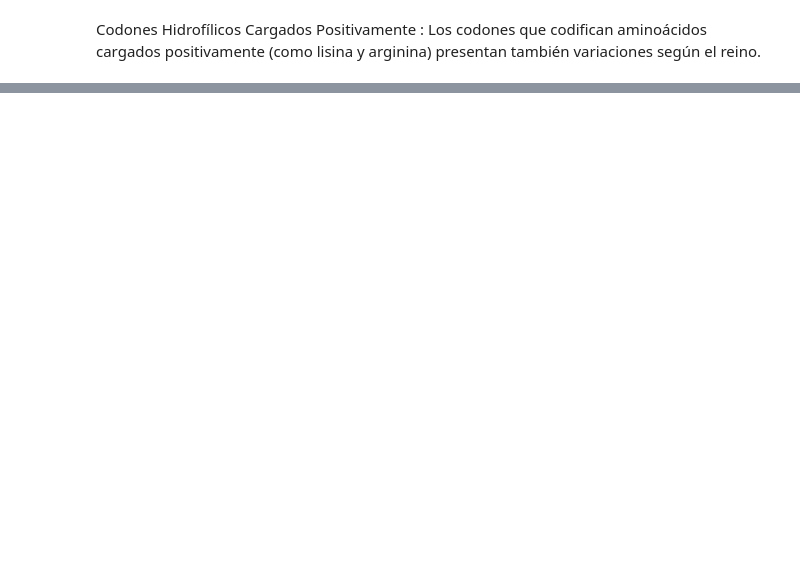
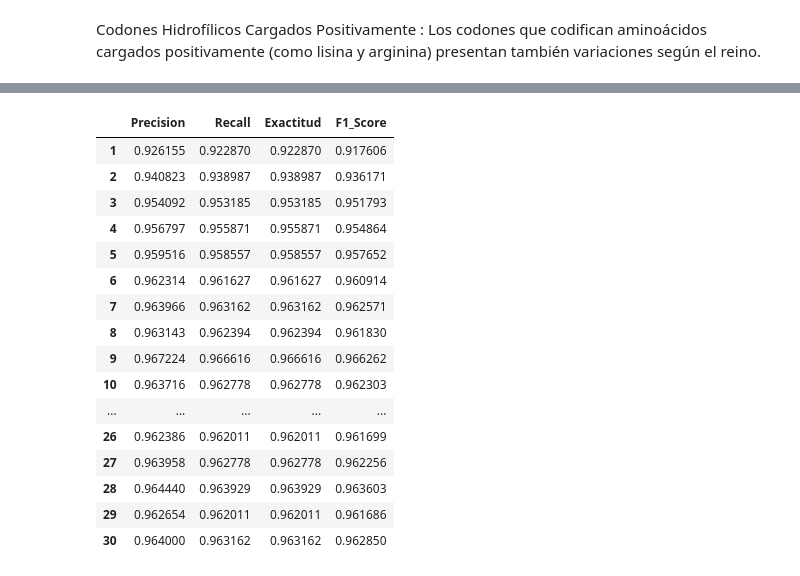
Before and after one commit to esconjaureguy/codon_usage, a Jupyter notebook: Predicción_Taxonómica_de_Especies_Usando_Frecuencias_de_Codones+_Esconajureguy_61190.ipynb, the cells around one changed output, grey strips where cells are left out. Drawn from its saved outputs; the diff is of its cells as text; code cells hidden in the pictures; blank space fills up the shorter version.

```diff
--- a/Predicción_Taxonómica_de_Especies_Usando_Frecuencias_de_Codones+_Esconajureguy_61190.ipynb
+++ b/Predicción_Taxonómica_de_Especies_Usando_Frecuencias_de_Codones+_Esconajureguy_61190.ipynb
@@ -698,0 +959,41 @@ Los análisis univariado y bivariado ayudan a identificar patrones y relaciones
+# %%
+valores_max_features = [i for i in range(1, 71)]  # Del 1 al 70
+
+# Listas para almacenar métricas
+precisiones = []
+sensibilidades = []
+exactitudes = []
+f1_scores = []
+
+# Bucle para ajustar y evaluar el modelo
+for max_features in valores_max_features:
+    if max_features > X_train.shape[1]:  # Evitar valores de max_features mayores a las características
+        continue
+    rf = RandomForestClassifier(random_state=1234, max_features=max_features)
+    rf.fit(X_train, y_train)
+    y_predrf = rf.predict(X_test)
+      #medimos exactitud
+    accuracyacrf = accuracy_score(y_test, y_predrf)
+      # Precision
+    precisionrf = precision_score(y_test, y_predrf, average='weighted')
+      #sensibilidad
+    recallrf = recall_score(y_test, y_predrf, average='weighted')
+      recallrf = metrics.recall_score(y_test, y_predrf, average='weighted')
+      #F1_score
+    f1rf = f1_score(y_test, y_predrf, average='weighted')
+    # Guardar métricas
+    precisiones.append(precisionrf)
+    sensibilidades.append(recallrf)
+    exactitudes.append(accuracyacrf)
+    f1_scores.append(f1rf)
+
+# Crear DataFrame
+df_resultados = pd.DataFrame({
+    'Precision': precisiones,
+    'Recall': sensibilidades,
+    'Exactitud': exactitudes,
+    'F1_Score': f1_scores
+}, index=valores_max_features[:len(precisiones)])  # Asegurar índices consistentes
+
+# Mostrar resultados
+print(df_resultados)
@@ -698,0 +1015,20 @@ Los análisis univariado y bivariado ayudan a identificar patrones y relaciones
+# %%
+df_resultados.head(30)
+# %% [output]
+|  | Precision | Recall | Exactitud | F1_Score |
+| 1 | 0.926155 | 0.922870 | 0.922870 | 0.917606 |
+| 2 | 0.940823 | 0.938987 | 0.938987 | 0.936171 |
+| 3 | 0.954092 | 0.953185 | 0.953185 | 0.951793 |
+| 4 | 0.956797 | 0.955871 | 0.955871 | 0.954864 |
+| 5 | 0.959516 | 0.958557 | 0.958557 | 0.957652 |
+| 6 | 0.962314 | 0.961627 | 0.961627 | 0.960914 |
+| 7 | 0.963966 | 0.963162 | 0.963162 | 0.962571 |
+| 8 | 0.963143 | 0.962394 | 0.962394 | 0.961830 |
+| 9 | 0.967224 | 0.966616 | 0.966616 | 0.966262 |
+| 10 | 0.963716 | 0.962778 | 0.962778 | 0.962303 |
+| ... | ... | ... | ... | ... |
+| 26 | 0.962386 | 0.962011 | 0.962011 | 0.961699 |
+| 27 | 0.963958 | 0.962778 | 0.962778 | 0.962256 |
+| 28 | 0.964440 | 0.963929 | 0.963929 | 0.963603 |
+| 29 | 0.962654 | 0.962011 | 0.962011 | 0.961686 |
+| 30 | 0.964000 | 0.963162 | 0.963162 | 0.962850 |
```
Also changed, not shown: parts of 50 cells of this notebook.
